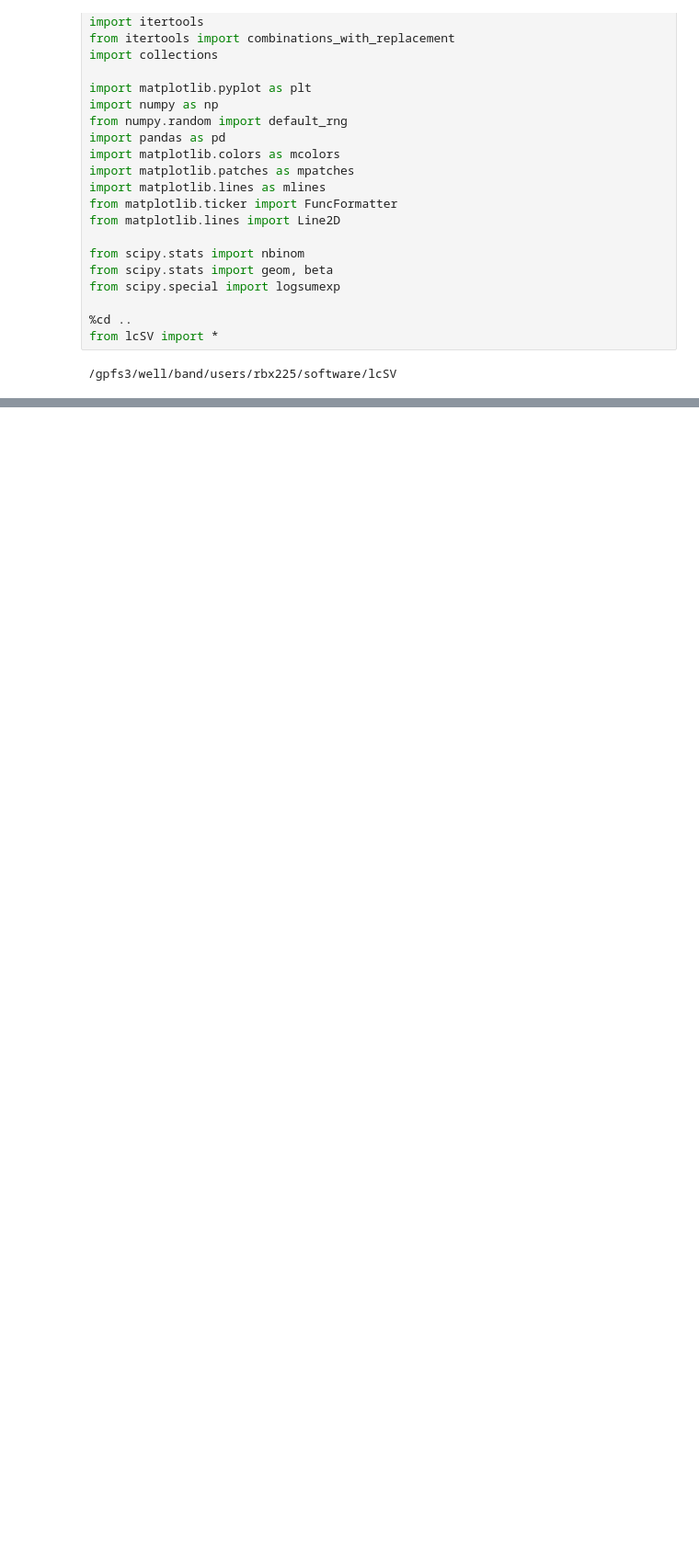
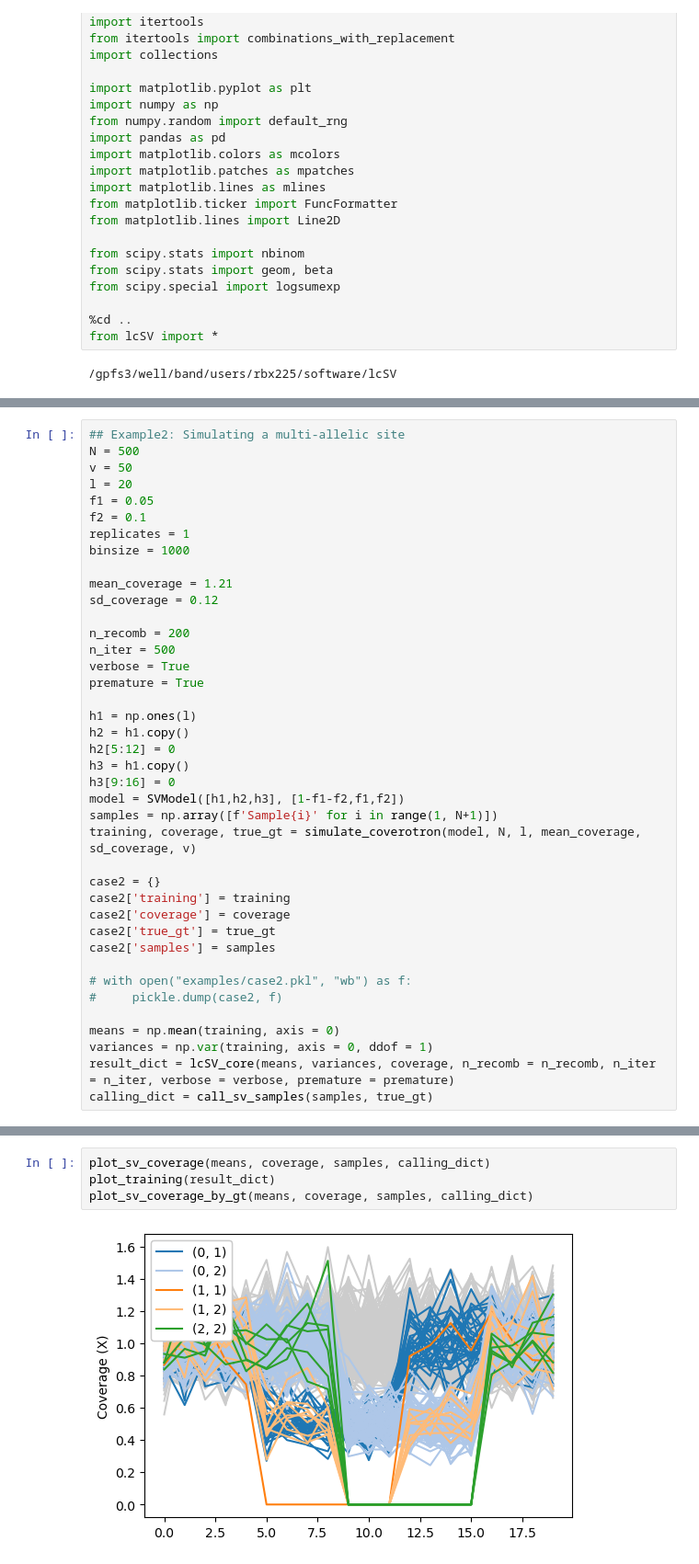
Before and after one commit to Suuuuuuuus/lcSV, a Jupyter notebook: examples/examples.ipynb, the cells around one changed output, grey strips where cells are left out. Shown at 92% size. Cells and saved outputs as stored; diff of their text form; blank space fills up the shorter version.

```diff
--- a/examples/examples.ipynb
+++ b/examples/examples.ipynb
@@ -153,0 +98,40 @@ def plot_sv_coverage_by_gt(means, coverage, samples, calling_dict):
+# %%
+## Example2: Simulating a multi-allelic site
+N = 500
+v = 50
+l = 20
+f1 = 0.05
+f2 = 0.1
+replicates = 1
+binsize = 1000
+
+mean_coverage = 1.21
+sd_coverage = 0.12
+
+n_recomb = 200
+n_iter = 500
+verbose = True
+premature = True
+
+h1 = np.ones(l)
+h2 = h1.copy()
+h2[5:12] = 0
+h3 = h1.copy()
+h3[9:16] = 0
+model = SVModel([h1,h2,h3], [1-f1-f2,f1,f2])
+samples = np.array([f'Sample{i}' for i in range(1, N+1)])
+training, coverage, true_gt = simulate_coverotron(model, N, l, mean_coverage, sd_coverage, v)
+
+case2 = {}
+case2['training'] = training
+case2['coverage'] = coverage
+case2['true_gt'] = true_gt
+case2['samples'] = samples
+
+# with open("examples/case2.pkl", "wb") as f:
+#     pickle.dump(case2, f)
+
+means = np.mean(training, axis = 0)
+variances = np.var(training, axis = 0, ddof = 1)
+result_dict = lcSV_core(means, variances, coverage, n_recomb = n_recomb, n_iter = n_iter, verbose = verbose, premature = premature)
+calling_dict = call_sv_samples(samples, true_gt)
@@ -153,0 +156,6 @@ def plot_sv_coverage_by_gt(means, coverage, samples, calling_dict):
+# %%
+plot_sv_coverage(means, coverage, samples, calling_dict)
+plot_training(result_dict)
+plot_sv_coverage_by_gt(means, coverage, samples, calling_dict)
+# %% [output]
+[figure, added]
```
Also changed, not shown: parts of 6 cells of this notebook, 2 other files.
